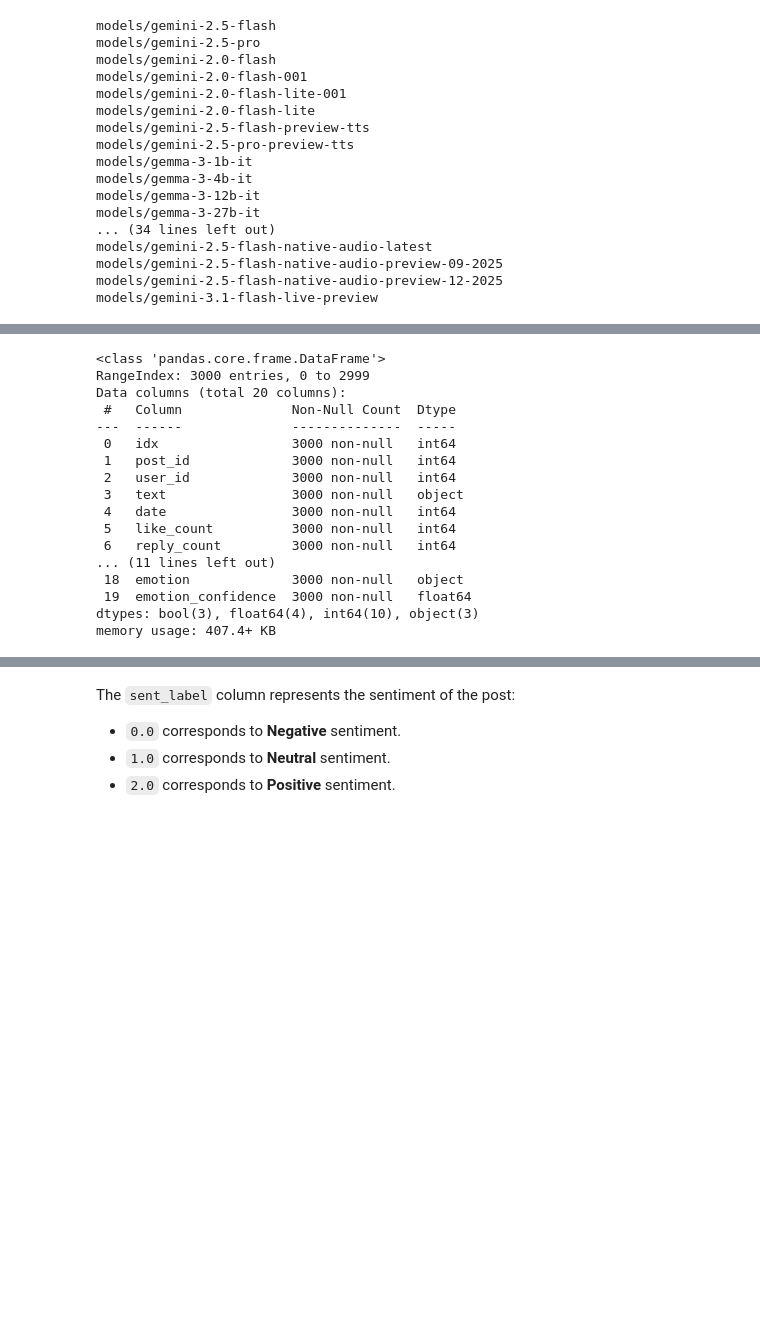
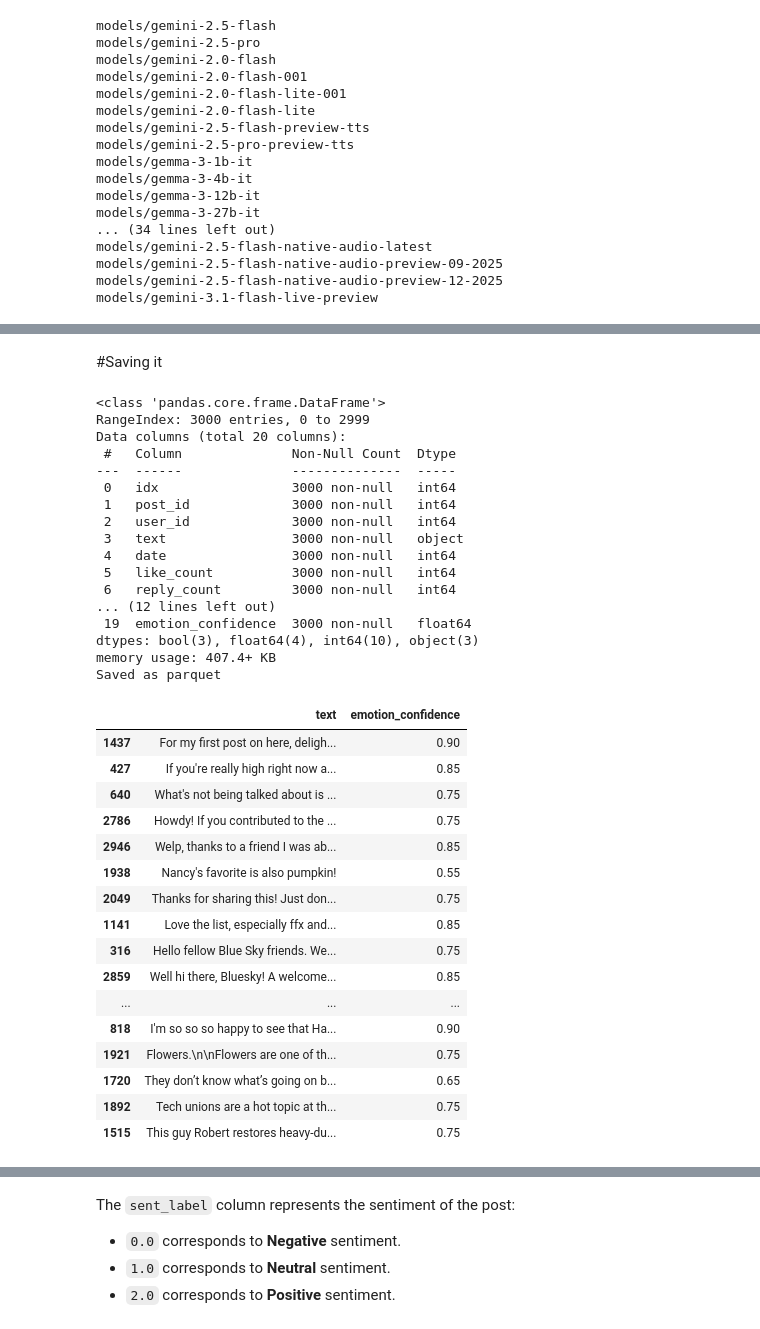
Before and after one commit to AravRaja/virality-analysis-datascience, a Jupyter notebook: sentiment_analysis.ipynb, the cells around one changed output, grey strips where cells are left out. Drawn from its saved outputs; the diff is of its cells as text; code cells hidden in the pictures; blank space fills up the shorter version.

```diff
--- a/sentiment_analysis.ipynb
+++ b/sentiment_analysis.ipynb
@@ -366,10 +368,15 @@ Low-confidence labels (<0.7): 574 (19.1%)
 Consider reviewing these manually in Step 3.
+# %% [markdown]
+#Saving it
 # %%
 import pandas as pd
 
 df = pd.read_csv("label_sample_emotions4.csv")
 df.info()
 
+df.to_parquet("/content/drive/MyDrive/bluesky_filtered/label_sample_emotions4.parquet", index=False)
+print("Saved as parquet")
+
 # neutral_sample = df[df["emotion"] == "neutral"].sample(100, random_state=42)
 # pd.set_option("display.max_colwidth", None)
 # print(neutral_sample[["text", "emotion_confidence"]].to_string())
@@ -386,8 +393,30 @@ Data columns (total 20 columns):
  4   date                3000 non-null   int64
  5   like_count          3000 non-null   int64
  6   reply_count         3000 non-null   int64
-... (11 lines left out)
- 18  emotion             3000 non-null   object
+... (12 lines left out)
  19  emotion_confidence  3000 non-null   float64
 dtypes: bool(3), float64(4), int64(10), object(3)
 memory usage: 407.4+ KB
+Saved as parquet
+# %%
+df=pd.read_parquet("/content/drive/MyDrive/bluesky_filtered/label_sample_emotions4.parquet")
+# %%
+df[df["emotion"]=="joy"].sample(20)[["text","emotion_confidence"]]
+# %% [output]
+|  | text | emotion_confidence |
+| 1437 | For my first post on here, deligh... | 0.90 |
+| 427 | If you're really high right now a... | 0.85 |
+| 640 | What's not being talked about is ... | 0.75 |
+| 2786 | Howdy! If you contributed to the ... | 0.75 |
+| 2946 | Welp, thanks to a friend I was ab... | 0.85 |
+| 1938 | Nancy's favorite is also pumpkin! | 0.55 |
+| 2049 | Thanks for sharing this! Just don... | 0.75 |
+| 1141 | Love the list, especially ffx and... | 0.85 |
+| 316 | Hello fellow Blue Sky friends. We... | 0.75 |
+| 2859 | Well hi there, Bluesky! A welcome... | 0.85 |
+| ... | ... | ... |
+| 818 | I'm so so so happy to see that Ha... | 0.90 |
+| 1921 | Flowers.\n\nFlowers are one of th... | 0.75 |
+| 1720 | They don’t know what’s going on b... | 0.65 |
+| 1892 | Tech unions are a hot topic at th... | 0.75 |
+| 1515 | This guy Robert restores heavy-du... | 0.75 |
```
Also changed, not shown: parts of 39 cells of this notebook, 1 other file.
